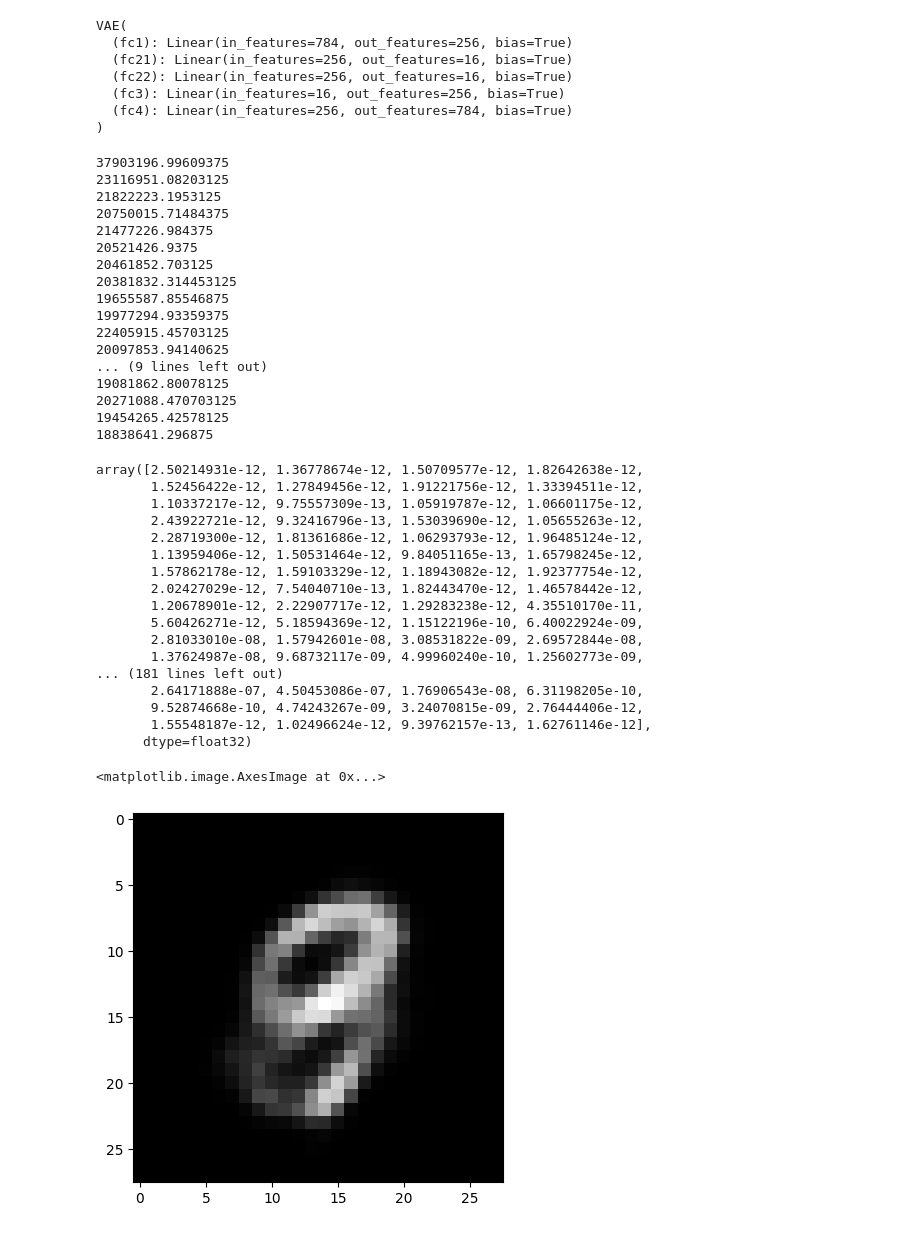
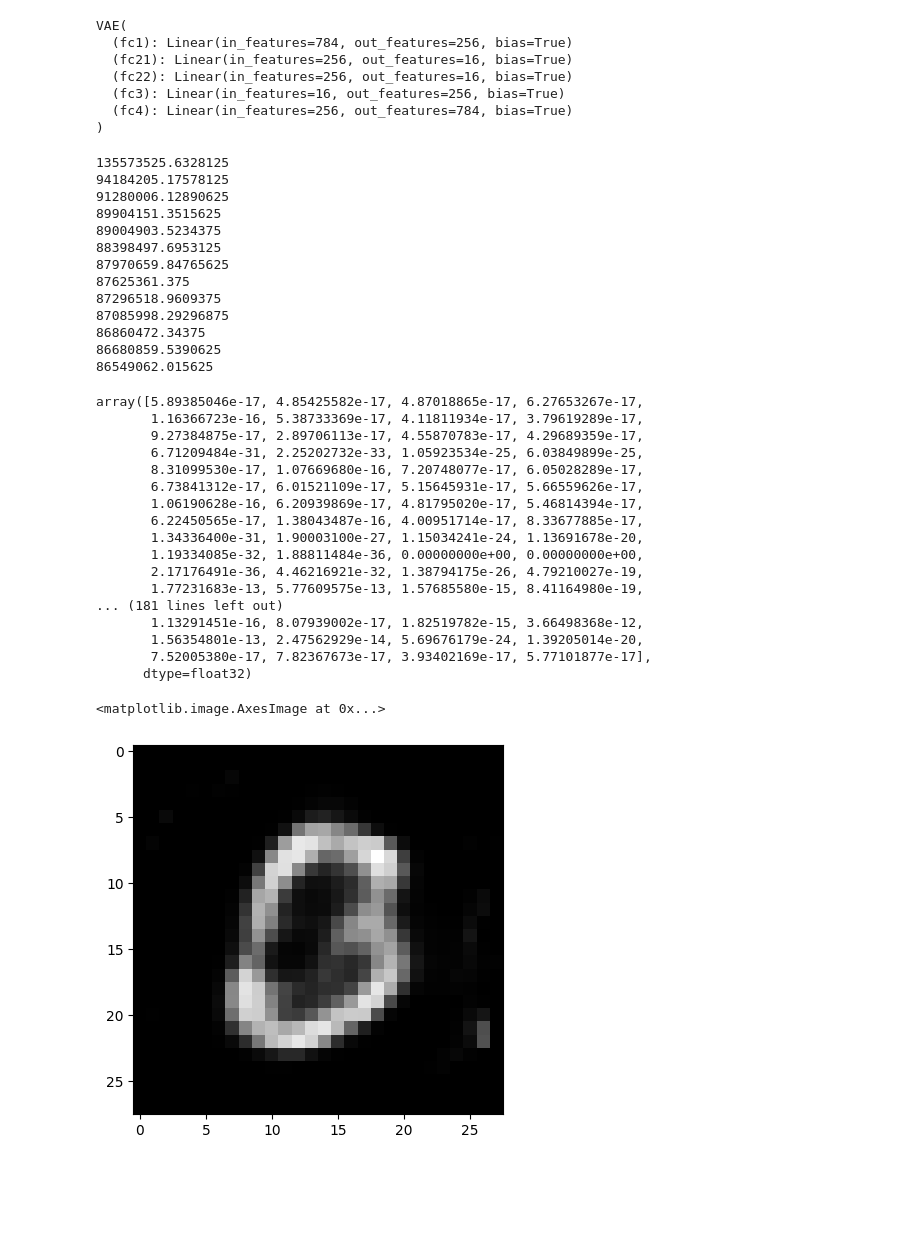
Before and after one commit to kasjfksj/conditional-biased-VAE, a Jupyter notebook: vae_yuanjv.ipynb, the cells around one changed output. Drawn from its saved outputs; the diff is of its cells as text; code cells hidden in the pictures; blank space fills up the shorter version.

```diff
--- a/vae_yuanjv.ipynb
+++ b/vae_yuanjv.ipynb
@@ -64,0 +59,4 @@ plt.imshow(l.data[0].numpy(), cmap='gray')
+# %%
+img_shape=tuple(l.data[0].shape)
+img_dim=mul(*img_shape)
+img_shape,img_dim
@@ -85,13 +70,9 @@ idx=np.array(idx)
 # %%
-IMG_SIZE=(28,28)
 IMG_DTYPE=np.float32
-#COLOR_THRESHOLD=128
-
-img_dim=mul(*IMG_SIZE)
 
 #training set
-yl=y_l[idx] #get selected imgs
-xl=x_l[idx].astype(IMG_DTYPE)/255
+yl=y_l #get selected imgs
+xl=x_l.astype(IMG_DTYPE)/255 #color 0~255
 
 #testing set
 T_SIZE=1000
@@ -212,48 +194,44 @@ l_step(
     ld,
     loss_fn,
     op,
-    100
+    50
 )
 # %% [output]
-37903196.99609375
-23116951.08203125
-21822223.1953125
-20750015.71484375
-21477226.984375
-20521426.9375
-20461852.703125
-20381832.314453125
-19655587.85546875
-19977294.93359375
-22405915.45703125
-20097853.94140625
-... (9 lines left out)
-19081862.80078125
-20271088.470703125
-19454265.42578125
-18838641.296875
+135573525.6328125
+94184205.17578125
+91280006.12890625
+89904151.3515625
+89004903.5234375
+88398497.6953125
+87970659.84765625
+87625361.375
+87296518.9609375
+87085998.29296875
+86860472.34375
+86680859.5390625
+86549062.015625
 # %%
-model.decoder(torch.randn(Z_DIM).to(device)).cpu().detach().numpy()
+model.decode(torch.randn(Z_DIM).to(device)).cpu().detach().numpy()
 # %% [output]
-array([2.50214931e-12, 1.36778674e-12, 1.50709577e-12, 1.82642638e-12,
-       1.52456422e-12, 1.27849456e-12, 1.91221756e-12, 1.33394511e-12,
-       1.10337217e-12, 9.75557309e-13, 1.05919787e-12, 1.06601175e-12,
-       2.43922721e-12, 9.32416796e-13, 1.53039690e-12, 1.05655263e-12,
-       2.28719300e-12, 1.81361686e-12, 1.06293793e-12, 1.96485124e-12,
-       1.13959406e-12, 1.50531464e-12, 9.84051165e-13, 1.65798245e-12,
-       1.57862178e-12, 1.59103329e-12, 1.18943082e-12, 1.92377754e-12,
-       2.02427029e-12, 7.54040710e-13, 1.82443470e-12, 1.46578442e-12,
-       1.20678901e-12, 2.22907717e-12, 1.29283238e-12, 4.35510170e-11,
-       5.60426271e-12, 5.18594369e-12, 1.15122196e-10, 6.40022924e-09,
-       2.81033010e-08, 1.57942601e-08, 3.08531822e-09, 2.69572844e-08,
-       1.37624987e-08, 9.68732117e-09, 4.99960240e-10, 1.25602773e-09,
+array([5.89385046e-17, 4.85425582e-17, 4.87018865e-17, 6.27653267e-17,
+       1.16366723e-16, 5.38733369e-17, 4.11811934e-17, 3.79619289e-17,
+       9.27384875e-17, 2.89706113e-17, 4.55870783e-17, 4.29689359e-17,
+       6.71209484e-31, 2.25202732e-33, 1.05923534e-25, 6.03849899e-25,
+       8.31099530e-17, 1.07669680e-16, 7.20748077e-17, 6.05028289e-17,
+       6.73841312e-17, 6.01521109e-17, 5.15645931e-17, 5.66559626e-17,
+       1.06190628e-16, 6.20939869e-17, 4.81795020e-17, 5.46814394e-17,
+       6.22450565e-17, 1.38043487e-16, 4.00951714e-17, 8.33677885e-17,
+       1.34336400e-31, 1.90003100e-27, 1.15034241e-24, 1.13691678e-20,
+       1.19334085e-32, 1.88811484e-36, 0.00000000e+00, 0.00000000e+00,
+       2.17176491e-36, 4.46216921e-32, 1.38794175e-26, 4.79210027e-19,
+       1.77231683e-13, 5.77609575e-13, 1.57685580e-15, 8.41164980e-19,
 ... (181 lines left out)
-       2.64171888e-07, 4.50453086e-07, 1.76906543e-08, 6.31198205e-10,
-       9.52874668e-10, 4.74243267e-09, 3.24070815e-09, 2.76444406e-12,
-       1.55548187e-12, 1.02496624e-12, 9.39762157e-13, 1.62761146e-12],
+       1.13291451e-16, 8.07939002e-17, 1.82519782e-15, 3.66498368e-12,
+       1.56354801e-13, 2.47562929e-14, 5.69676179e-24, 1.39205014e-20,
+       7.52005380e-17, 7.82367673e-17, 3.93402169e-17, 5.77101877e-17],
       dtype=float32)
 # %%
-plt.imshow(model.decoder(torch.randn(Z_DIM).to(device)).cpu().view(*IMG_SIZE).detach().numpy(), cmap='gray')
+plt.imshow(model.decode((torch.randn(Z_DIM)/2).to(device)).cpu().view(*img_shape).detach().numpy(), cmap='gray')
 # %% [output]
 <matplotlib.image.AxesImage at 0x...>
-[figure, old version]
+[figure, new version]
```
Also changed, not shown: parts of 7 cells of this notebook.
